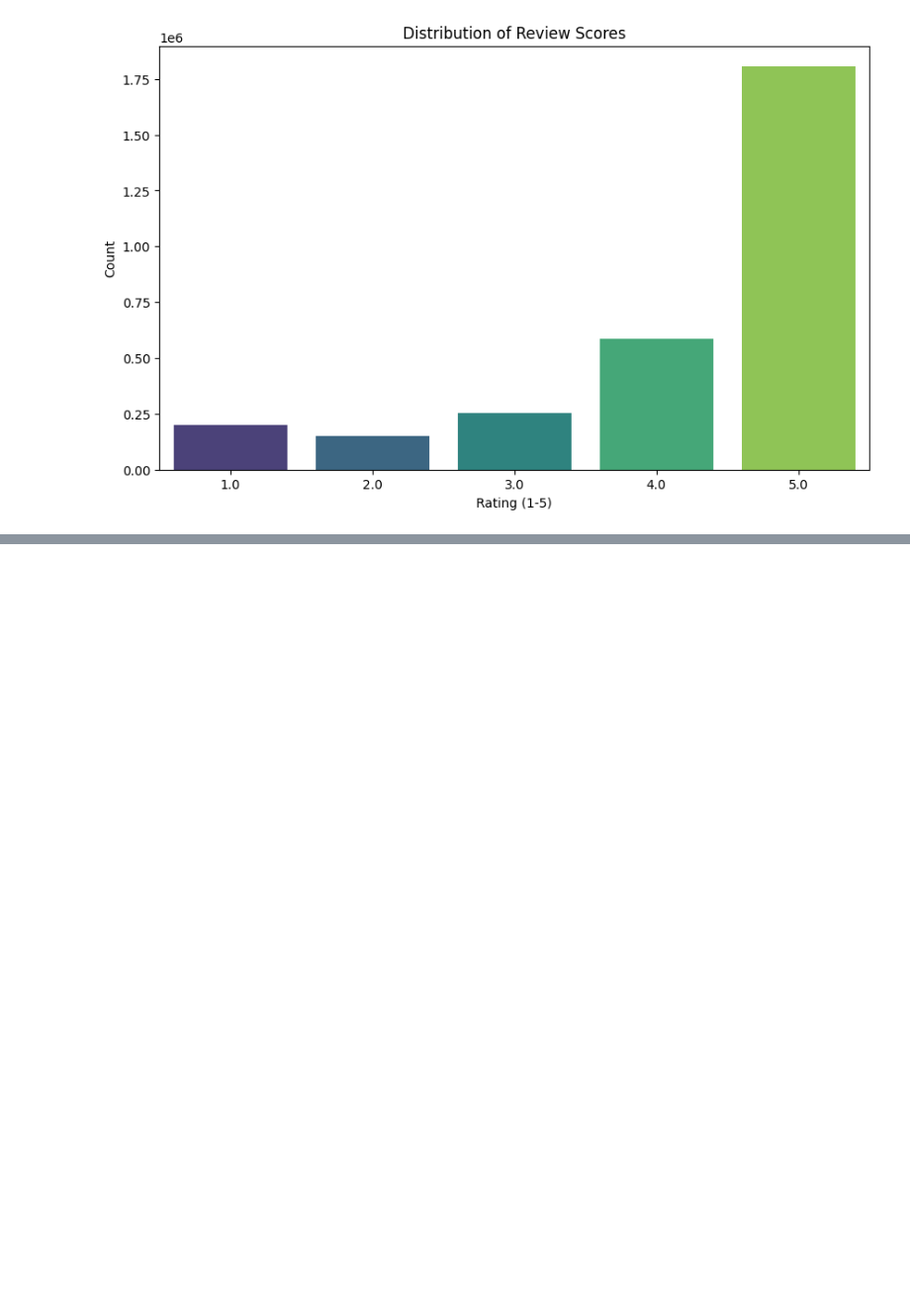
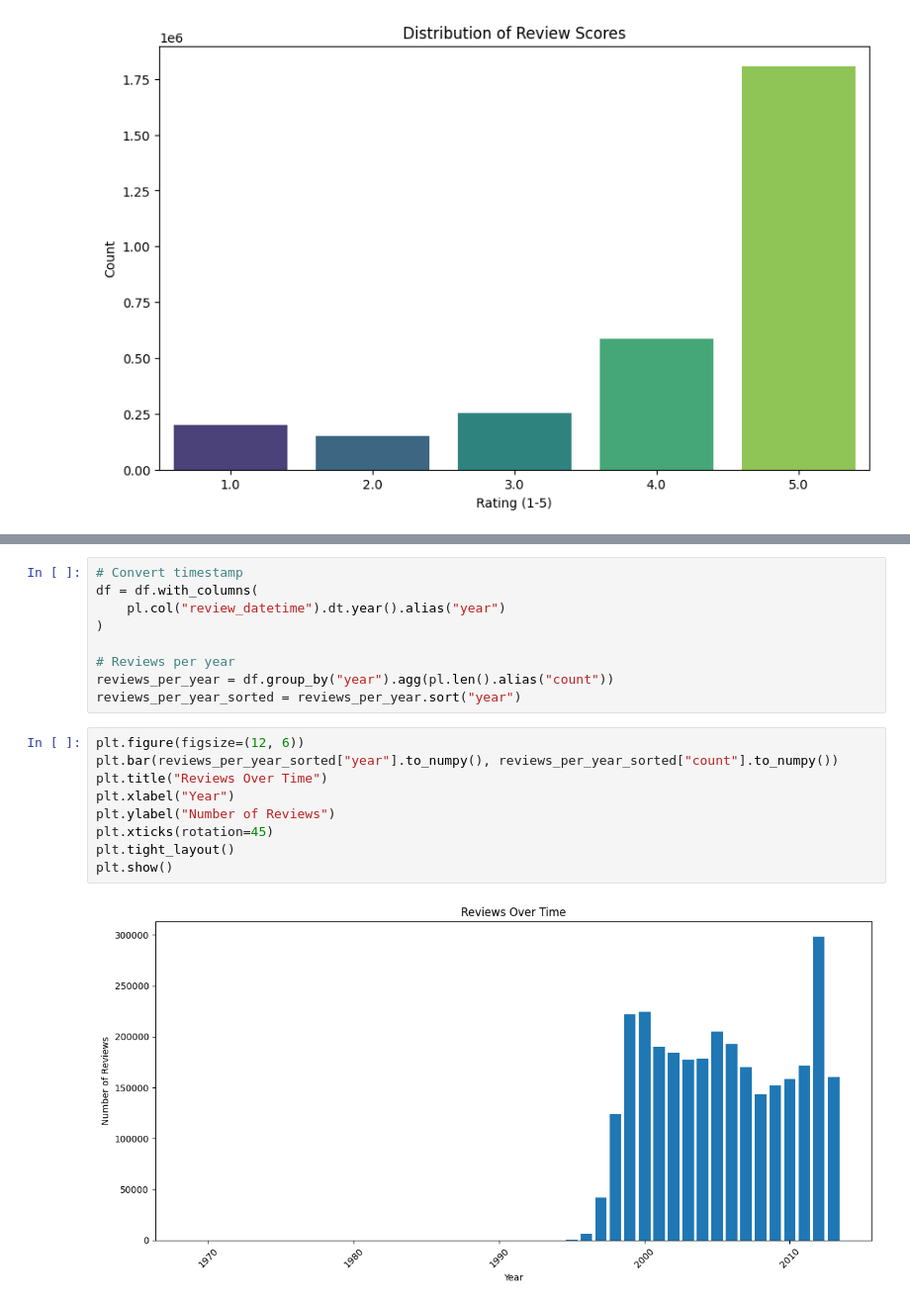
Before and after one commit to VIOLDAVE/Massive-Algorithm, a Jupyter notebook: Market.ipynb, the cells around one changed output, grey strips where cells are left out. Shown: that part at 99% size. Cells and saved outputs as stored; diff of their text form; blank space fills up the shorter version.

```diff
--- a/Market.ipynb
+++ b/Market.ipynb
@@ -179,0 +199,20 @@ AttributeError: 'ExprStringNameSpace' object has no attribute 'len'
+# %%
+# Convert timestamp
+df = df.with_columns(
+    pl.col("review_datetime").dt.year().alias("year")
+)
+
+# Reviews per year
+reviews_per_year = df.group_by("year").agg(pl.len().alias("count"))
+reviews_per_year_sorted = reviews_per_year.sort("year")
+# %%
+plt.figure(figsize=(12, 6))
+plt.bar(reviews_per_year_sorted["year"].to_numpy(), reviews_per_year_sorted["count"].to_numpy())
+plt.title("Reviews Over Time")
+plt.xlabel("Year")
+plt.ylabel("Number of Reviews")
+plt.xticks(rotation=45)
+plt.tight_layout()
+plt.show()
+# %% [output]
+[figure, added]
```
Also changed, not shown: parts of 17 cells of this notebook.
